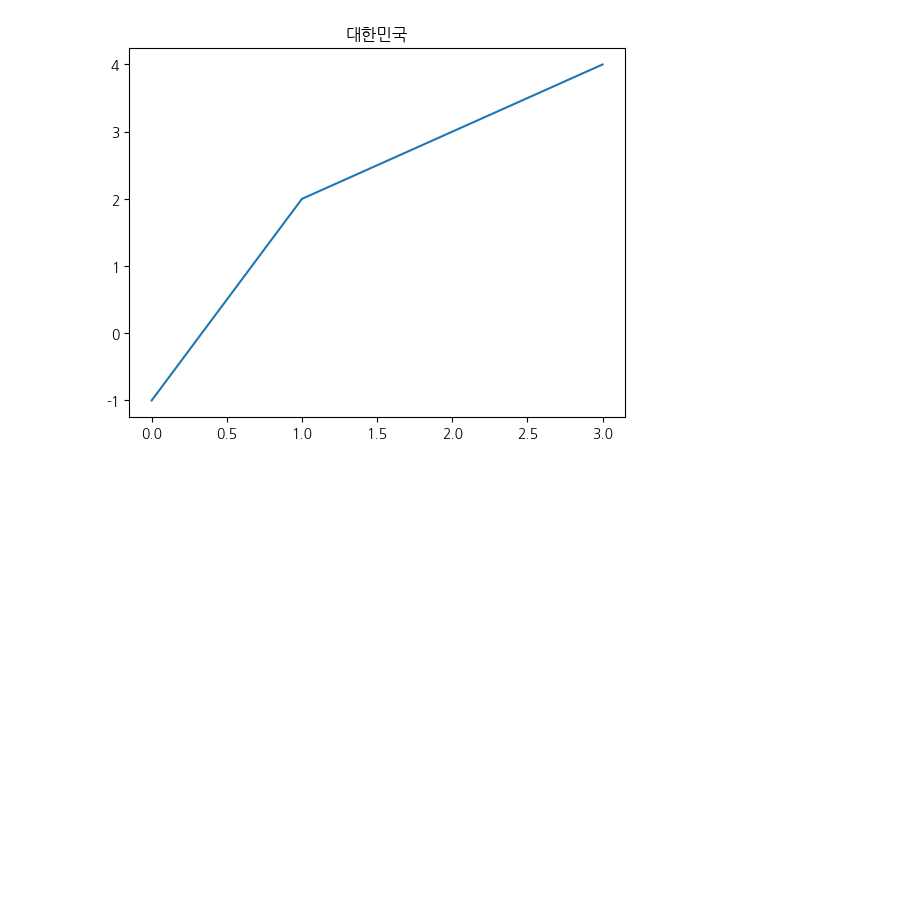
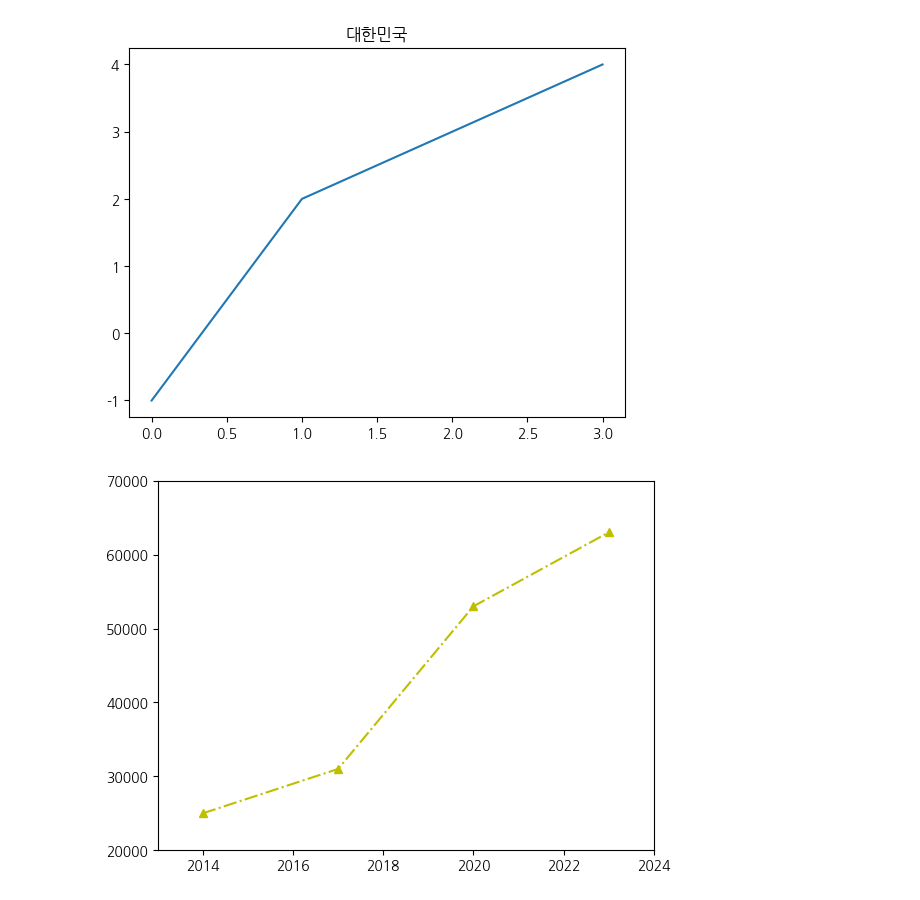
Before and after one commit to hj-1006/hj_pyton_study, a Jupyter notebook: 07_데이터_시각화.ipynb, the cells around one changed output. Cells and saved outputs as stored; diff of their text form; code cells hidden in the pictures; blank space fills up the shorter version.

```diff
--- a/07_데이터_시각화.ipynb
+++ b/07_데이터_시각화.ipynb
@@ -50,0 +49,14 @@ plt.show
+# %%
+# 7-4 축 범위 지정
+year = [2014, 2017, 2020, 2023]
+price = [25000, 31000, 53000, 63000]
+plt.plot(year,price,'y-.^')
+#       (x축, y축 , 포멧스타일)
+# 색상 b,g,r,c,y,k,w
+# 선종류 -(실선) --(파선) -.(일점쇄선) :(점선)
+# 마커 모양 o(원) +(십자가) D(다이아몬드) s(사각형) ^(삼각형) v(역삼각형) .(점)
+
+plt.axis([2013,2024,20000,70000])
+plt.show()
+# %% [output]
+[figure, added]
```
Also changed, not shown: parts of 3 cells of this notebook.
